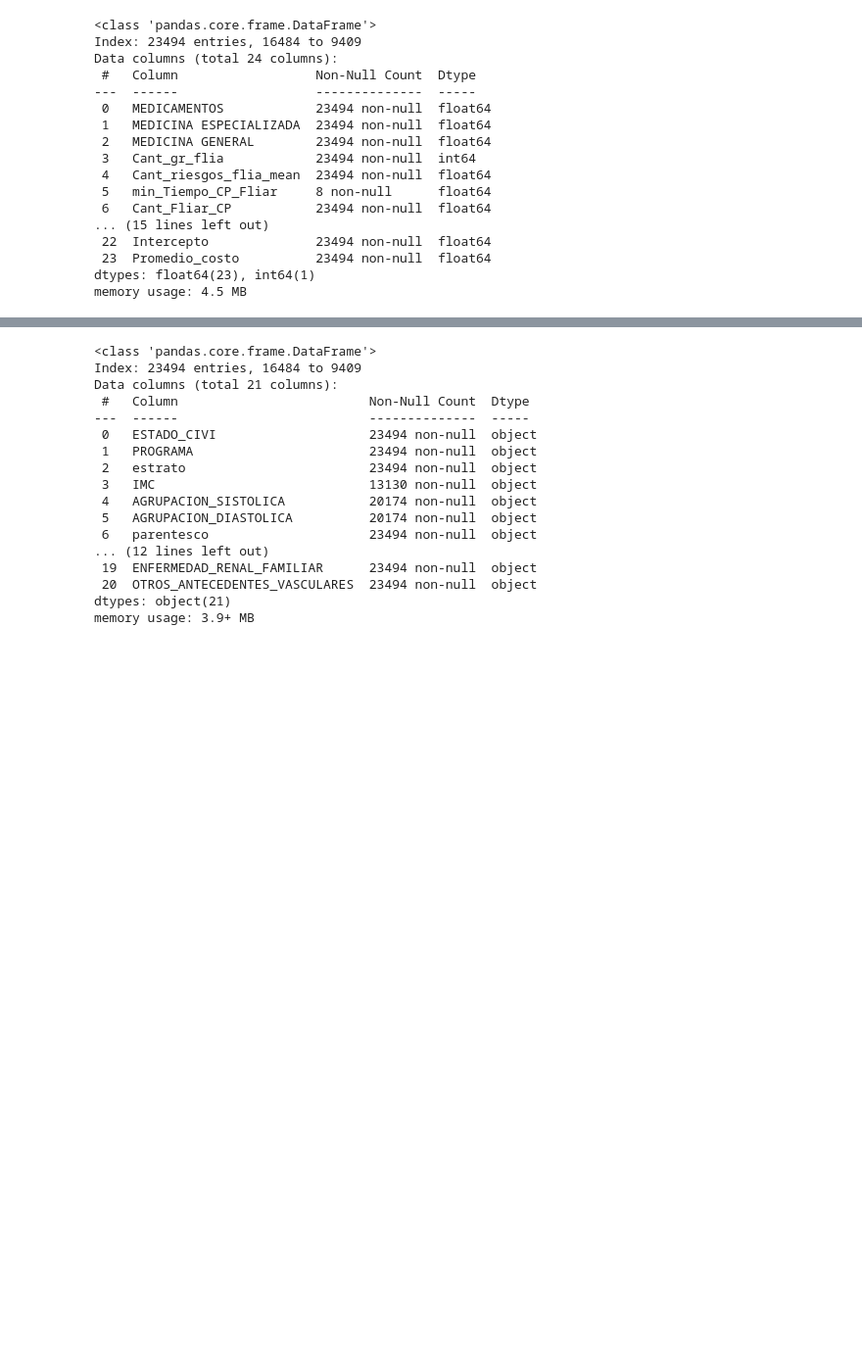
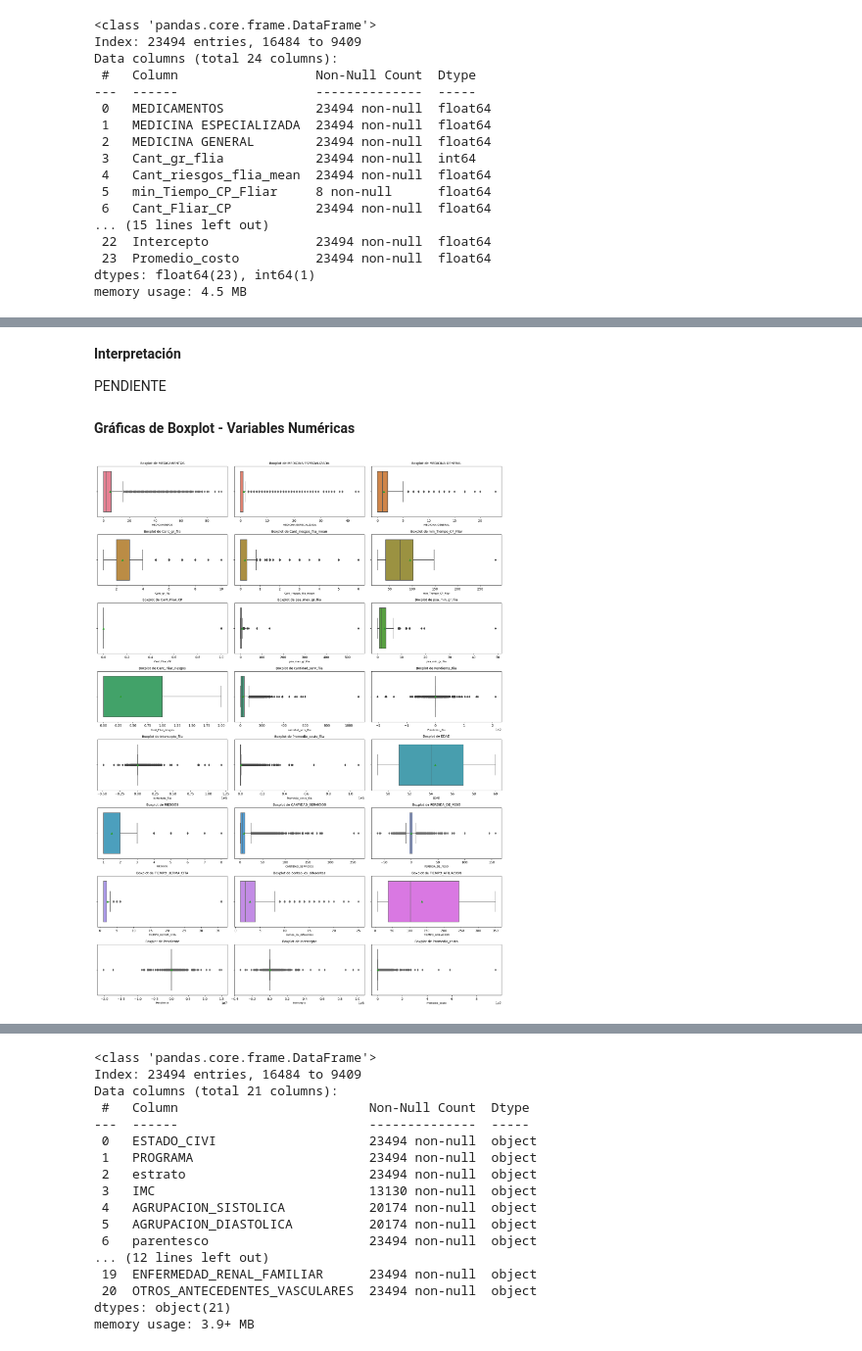
Before and after one commit to Daniel1martinez2/prostate_challenge_FDA, a Jupyter notebook: main.ipynb, the cells around one changed output, grey strips where cells are left out. Shown at 98% size. Drawn from its saved outputs; the diff is of its cells as text; code cells hidden in the pictures; blank space fills up the shorter version.

```diff
--- a/main.ipynb
+++ b/main.ipynb
@@ -91,0 +258,26 @@ DataFrame con variables numéricas:
+# %% [markdown]
+**Interpretación**
+
+PENDIENTE
+# %% [markdown]
+**Gráficas de Boxplot - Variables Numéricas**
+# %%
+columnas_numericas = df_numerico.select_dtypes(include=['float64', 'int64']).columns
+
+fig, axes = plt.subplots(nrows=8, ncols=3, figsize=(18, 24))
+fig.subplots_adjust(hspace=0.5, wspace=0.4)
+
+colores = sns.color_palette("husl", len(columnas_numericas))
+
+for i, (columna, ax) in enumerate(zip(columnas_numericas, axes.flatten())):
+    sns.boxplot(x=df_numerico[columna].dropna(), color=colores[i], showmeans=True, ax=ax)
+    ax.set_title(f'Boxplot de {columna}', fontsize=10)
+    ax.set_xlabel(f'{columna}', fontsize=8)
+
+for j in range(i + 1, len(axes.flatten())):
+    fig.delaxes(axes.flatten()[j])
+
+plt.tight_layout()
+plt.show()
+# %% [output]
+[figure, added]
```
Also changed, not shown: parts of 69 cells of this notebook.
